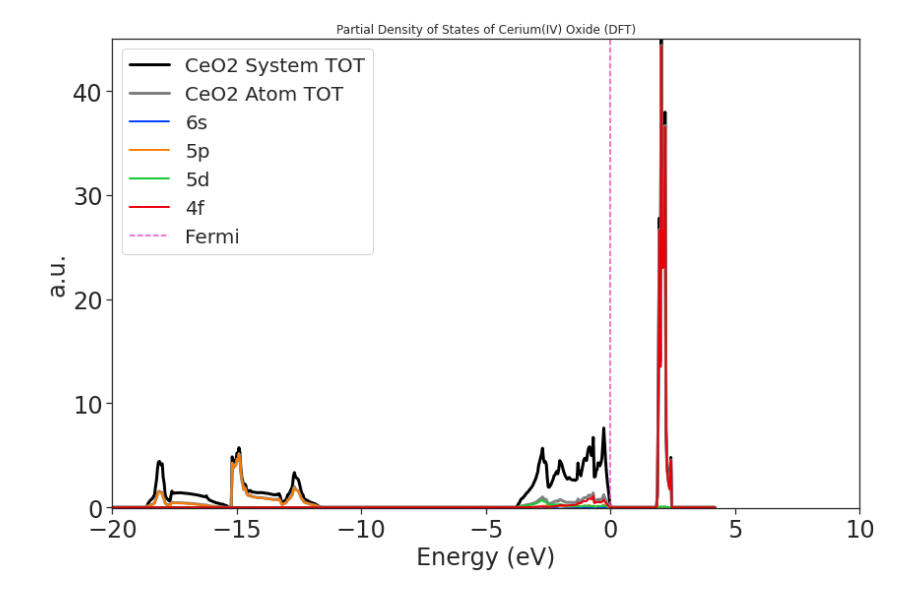
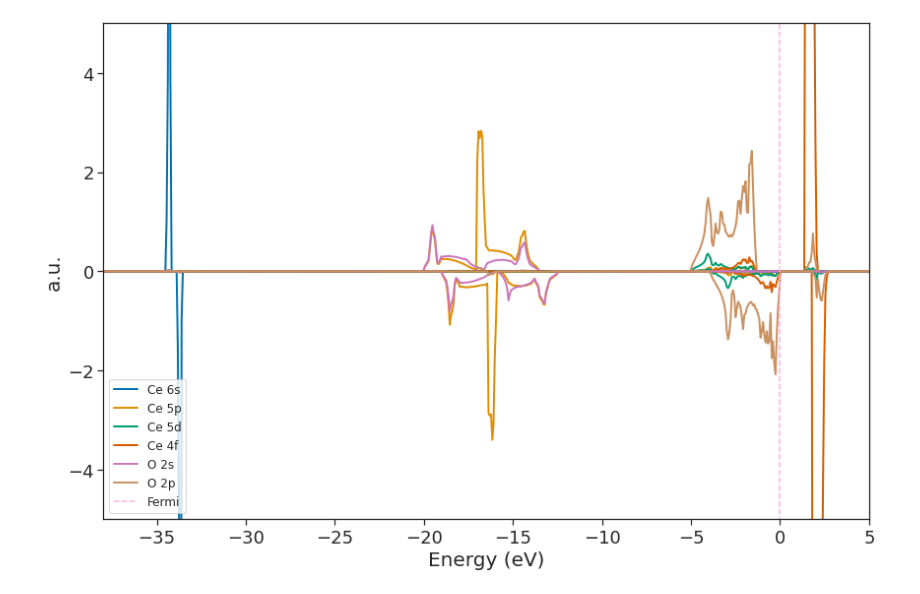
Before and after one commit to ajense28/Python-Scripts, a Jupyter notebook: plotAllCeO2.ipynb, the cells around one changed output. Saved outputs shown, nothing was run; the diff lists cells and outputs as text; code cells hidden in the pictures.

```diff
--- a/plotAllCeO2.ipynb
+++ b/plotAllCeO2.ipynb
@@ -1,9 +1,10 @@
 # %%
-#!pip install seaborn numpy matplotlib phonopy phono3py
+#!pip install seaborn numpy matplotlib phonopy phono3py pyyaml
 import numpy as np
 import seaborn as sns
 import pandas as pd
 #import phono3py as pn
+import yaml as yaml
 
 import matplotlib.pylab as plt
 from matplotlib import rcParams
@@ -12,14 +13,16 @@ import matplotlib.cbook as cbook
 from matplotlib.lines import Line2D
 
 rcParams.update({'figure.autolayout': True})
-sns.set_style("whitegrid", rc={"axes.edgecolor": "k"})
+sns.set_style("whitegrid", rc={"axes.edgecolor": "k", "axes.linewidth":2.})
 sns.set_style("ticks", {"xtick.major.size":8,"ytick.major.size":8})
 
-sns.set_context("notebook",rc={"grid.linewidth": 0,
-                            "font.family":"Helvetica", "axes.labelsize":24.,"xtick.labelsize":24.,
-                            "ytick.labelsize":24., "legend.fontsize":20.}) # https://seaborn.pydata.org/tutorial/aesthetics.html
+sns.set_context("notebook",rc={"grid.linewidth": 0.1,
+                            "font.family":"Helvetica", "axes.labelsize":20.,"xtick.labelsize":18.,
+                            "ytick.labelsize":18., "legend.fontsize":12.,"title.labelsize":14.}) # https://seaborn.pydata.org/tutorial/aesthetics.html
 
-colors = sns.color_palette("bright", 12) #https://seaborn.pydata.org/tutorial/color_palettes.html
+colors = sns.color_palette("colorblind", 8) #https://seaborn.pydata.org/tutorial/color_palettes.html
 
 display(colors)
+# color key: main element = 'k', additional elements = colors[0,1,2,...], fermi = colors[6], kpoints = colors[7]
+# have dft='k' 'solid'; gfn1=colors[10] 'dotted'; gfn2=colors[11] 'dashed'
 # %% [output]
@@ -83,27 +184,40 @@ plt.show()
 # %%
 # partial density of state
 # get vals
-PDOSDFT_Ce = np.array(np.loadtxt('./CeO2/DFT/3-DOS/PDOS_Ce.dat'))
-PDOSDFT_O = np.array(np.loadtxt('./CeO2/DFT/3-DOS/PDOS_O.dat'))
-fermiDFT = 0.02349
+Ce_up_pdos = np.array(np.loadtxt('./plot-src/CeO2_VASP_CeupPDOS.dat'))
+Ce_dw_pdos = np.array(np.loadtxt('./plot-src/CeO2_VASP_CedwPDOS.dat'))
+O_up_pdos = np.array(np.loadtxt('./plot-src/CeO2_VASP_OupPDOS.dat'))
+O_dw_pdos = np.array(np.loadtxt('./plot-src/CeO2_VASP_OdwPDOS.dat'))
+fermi = 0 #0.02349
 # plot PDOS
 fig2 = plt.figure(figsize=(12,8))
-plt.plot(TDOSDFT[:,0]-fermiDFT, TDOSDFT[:,1], color='k',lw=3, label='CeO2 System TOT')
+#plt.plot(TDOSDFT[:,0]-fermiDFT, TDOSDFT[:,1], color='k',lw=3, label='CeO2 System TOT')
    #Energy           s          py          pz          px         dxy         dyz         dz2         dxz         dx2       tot
 #plt.plot(TDOSDFT[:,0]-fermiDFT, TDOSDFT[:,1], color='k',lw=3, label='Xe DOS DFT')
-plt.plot(PDOSDFT_Ce[:,0]-fermiDFT, PDOSDFT_Ce[:,17], color='grey',lw=3, label='CeO2 Atom TOT') # about 2/3 of system tot, why?
-plt.plot(PDOSDFT_Ce[:,0]-fermiDFT, PDOSDFT_Ce[:,1], color=colors[0], lw=2, label='6s')
-plt.plot(PDOSDFT_Ce[:,0]-fermiDFT, PDOSDFT_Ce[:,2]+PDOSDFT_Ce[:,3]+PDOSDFT_Ce[:,4], color=colors[1],linestyle='solid',lw=2, label='5p')
-plt.plot(PDOSDFT_Ce[:,0]-fermiDFT, PDOSDFT_Ce[:,5]+PDOSDFT_Ce[:,6]+PDOSDFT_Ce[:,7]+PDOSDFT_Ce[:,8]+PDOSDFT_Ce[:,9], color=colors[2],lw=2, label='5d') # 0
-plt.plot(PDOSDFT_Ce[:,0]-fermiDFT, PDOSDFT_Ce[:,10]+PDOSDFT_Ce[:,11]+PDOSDFT_Ce[:,12]+PDOSDFT_Ce[:,13]+PDOSDFT_Ce[:,14]+PDOSDFT_Ce[:,15]+PDOSDFT_Ce[:,16], color=colors[3],lw=2, label='4f') # 0
+#plt.plot(PDOSDFT_Ce[:,0]-fermiDFT, PDOSDFT_Ce[:,17], color='grey',lw=3, label='Ce Atom TOT')
+#plt.plot(PDOSDFT_O[:,0]-fermiDFT, PDOSDFT_O[:,17], color='brown',lw=3, label='O Atom TOT')
+plt.plot(Ce_up_pdos[:,0]-fermi, Ce_up_pdos[:,1], color=colors[0], lw=2, label='Ce 6s')
+plt.plot(Ce_up_pdos[:,0]-fermi, Ce_up_pdos[:,2]+Ce_up_pdos[:,3]+Ce_up_pdos[:,4], color=colors[1],linestyle='solid',lw=2, label='Ce 5p')
+plt.plot(Ce_up_pdos[:,0]-fermi, Ce_up_pdos[:,5]+Ce_up_pdos[:,6]+Ce_up_pdos[:,7]+Ce_up_pdos[:,8]+Ce_up_pdos[:,9], color=colors[2],lw=2, label='Ce 5d') # 0
+plt.plot(Ce_up_pdos[:,0]-fermi, Ce_up_pdos[:,10]+Ce_up_pdos[:,11]+Ce_up_pdos[:,12]+Ce_up_pdos[:,13]+Ce_up_pdos[:,14]+Ce_up_pdos[:,15]+Ce_up_pdos[:,16], color=colors[3],lw=2,linestyle='solid', label='Ce 4f') # 0
+plt.plot(O_up_pdos[:,0]-fermi, O_up_pdos[:,1], color=colors[4], lw=2, label='O 2s')
+plt.plot(O_up_pdos[:,0]-fermi, O_up_pdos[:,2]+O_up_pdos[:,3]+O_up_pdos[:,4], color=colors[5],linestyle='solid',lw=2, label='O 2p')
+plt.plot(Ce_dw_pdos[:,0]-fermi, Ce_dw_pdos[:,1], color=colors[0], lw=2)
+plt.plot(Ce_dw_pdos[:,0]-fermi, Ce_dw_pdos[:,2]+Ce_dw_pdos[:,3]+Ce_dw_pdos[:,4], color=colors[1],linestyle='solid',lw=2)
+plt.plot(Ce_dw_pdos[:,0]-fermi, Ce_dw_pdos[:,5]+Ce_dw_pdos[:,6]+Ce_dw_pdos[:,7]+Ce_dw_pdos[:,8]+Ce_up_pdos[:,9], color=colors[2],lw=2) # 0
+plt.plot(Ce_dw_pdos[:,0]-fermi, Ce_dw_pdos[:,10]+Ce_dw_pdos[:,11]+Ce_dw_pdos[:,12]+Ce_dw_pdos[:,13]+Ce_dw_pdos[:,14]+Ce_dw_pdos[:,15]+Ce_dw_pdos[:,16], color=colors[3],lw=2,linestyle='solid') # 0
+plt.plot(O_dw_pdos[:,0]-fermi, O_dw_pdos[:,1], color=colors[4], lw=2)
+plt.plot(O_dw_pdos[:,0]-fermi, O_dw_pdos[:,2]+O_dw_pdos[:,3]+O_dw_pdos[:,4], color=colors[5],linestyle='solid',lw=2 )
 plt.vlines(0,-10,110,color=colors[6],linestyle='dashed', label='Fermi')
 plt.xlabel('Energy (eV)')
 plt.ylabel('a.u.')
-plt.xlim(-20,10)
-plt.ylim(-0.1,45)
+plt.xlim(-38,5) #0,5)
+plt.ylim(-5,5)
+plt.xticks()
+plt.yticks()
 plt.legend()
-plt.title('Partial Density of States of Cerium(IV) Oxide (DFT)')
-plt.savefig('./figures/CeO2-PDOS-DFT.jpeg',  bbox_inches='tight', pad_inches = 1, dpi=400)
-plt.show()
+#plt.title('Cerium(IV) Oxide Partial Density of States (VASP)',fontsize=18)
+plt.savefig('./plot-fig/CeO2_VASP_PDOS.jpeg',  bbox_inches='tight', pad_inches = 1, dpi=400)
+plt.show()#plt.close() #
 # %% [output]
-[figure, old version]
+[figure, new version]
```
Also changed, not shown: parts of 33 cells of this notebook, 1 other file.
